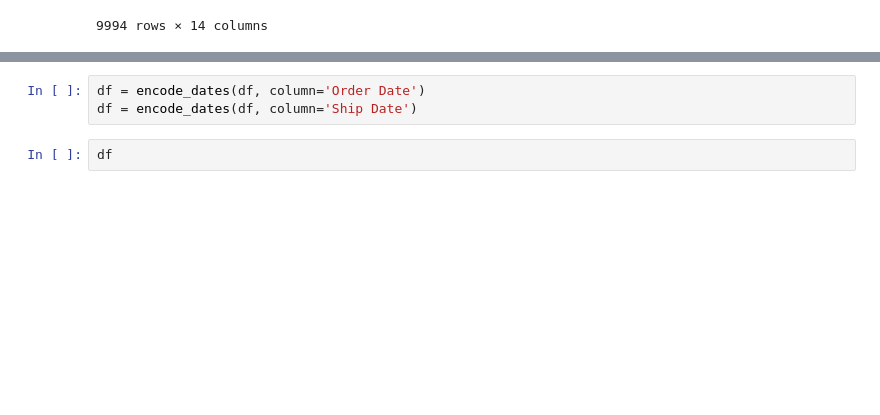
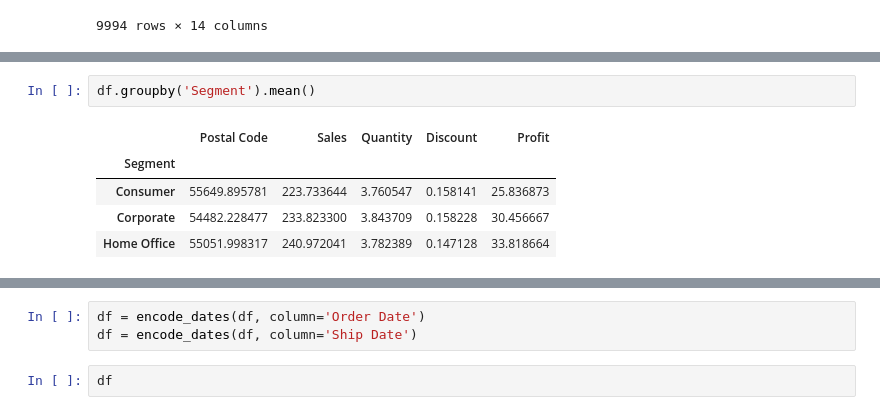
Before and after one commit to sahilkumar0511/Superstore_Sales_Prediction, a Jupyter notebook: Superstore_Sales_Prediction.ipynb, the cells around one changed output, grey strips where cells are left out. Saved outputs shown, nothing was run; the diff lists cells and outputs as text; blank space fills up the shorter version.

```diff
--- a/Superstore_Sales_Prediction.ipynb
+++ b/Superstore_Sales_Prediction.ipynb
@@ -59,0 +101,8 @@ df
+# %%
+df.groupby('Segment').mean()
+# %% [output]
+|  | Postal Code | Sales | Quantity | Discount | Profit |
+| Segment |  |  |  |  |  |
+| Consumer | 55649.895781 | 223.733644 | 3.760547 | 0.158141 | 25.836873 |
+| Corporate | 54482.228477 | 233.823300 | 3.843709 | 0.158228 | 30.456667 |
+| Home Office | 55051.998317 | 240.972041 | 3.782389 | 0.147128 | 33.818664 |
```
Also changed, not shown: parts of 18 cells of this notebook.
